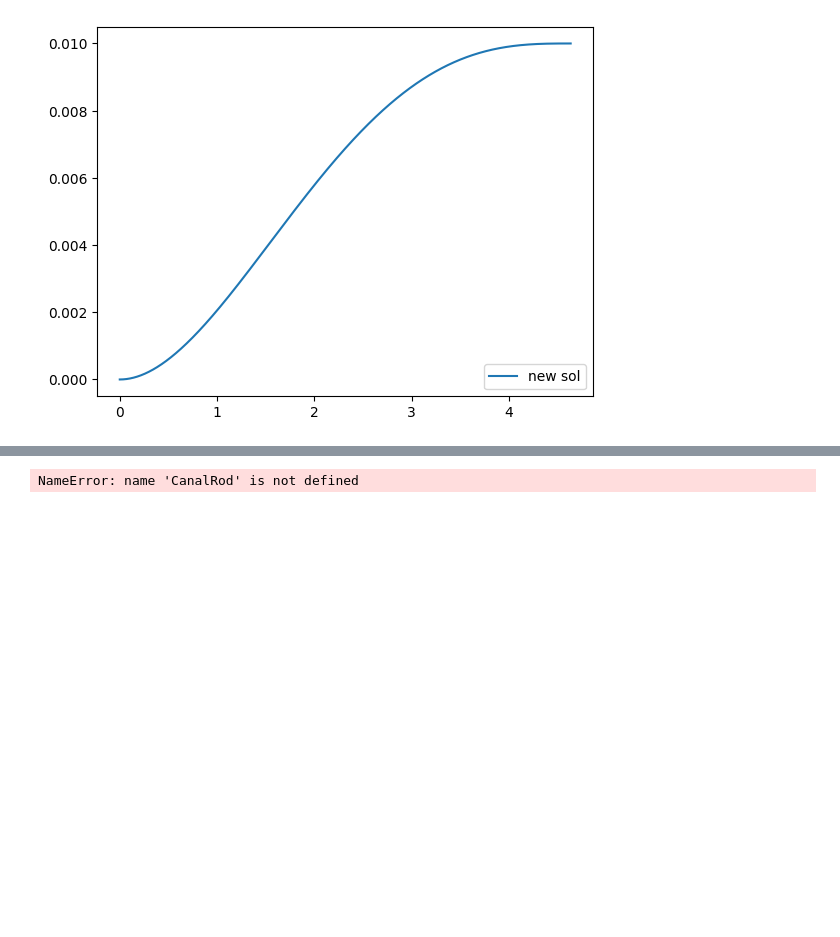
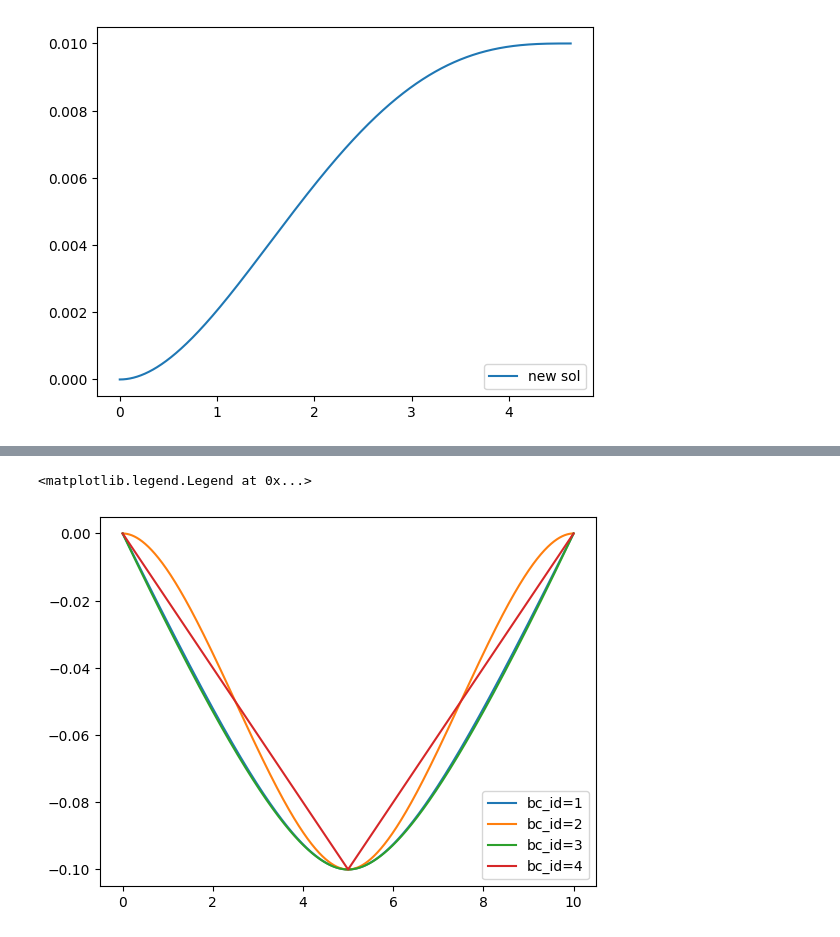
Before and after one commit to SpaceZeroed/Direc_Pipe, a Jupyter notebook: Diploma.ipynb, the cells around one changed output, grey strips where cells are left out. Cells and saved outputs as stored; diff of their text form; code cells hidden in the pictures; blank space fills up the shorter version.

```diff
--- a/Diploma.ipynb
+++ b/Diploma.ipynb
@@ -371,12 +207,16 @@ class CanalRod():
 # %%
-R1 = CanalRod(n=16)
-plt.plot(R1.x,R1.solution,label=f'n={R1.n}')
+R1 = CanalRod(n=4)
+plt.plot(R1.x,R1.solution,label=f'bc_id={R1.bc_id}')
 plt.legend(loc='lower right')
-R1.n = 40
-plt.plot(R1.x,R1.solution,label=f'n={R1.n}')
+R1.bc_id = 2
+plt.plot(R1.x,R1.solution,label=f'bc_id={R1.bc_id}')
 plt.legend(loc='lower right')
-R1.n = 143
-plt.plot(R1.x,R1.solution,label=f'n={R1.n}')
+R1.bc_id = 3
+plt.plot(R1.x,R1.solution,label=f'bc_id={R1.bc_id}')
 plt.legend(loc='lower right')
+R1.bc_id = 4
+plt.plot(R1.x,R1.solution,label=f'bc_id={R1.bc_id}')
+plt.legend(loc='lower right')
 # %% [output]
-NameError: name 'CanalRod' is not defined
+<matplotlib.legend.Legend at 0x...>
+[figure, added]
```
Also changed, not shown: parts of 11 cells of this notebook, 3 other files.
